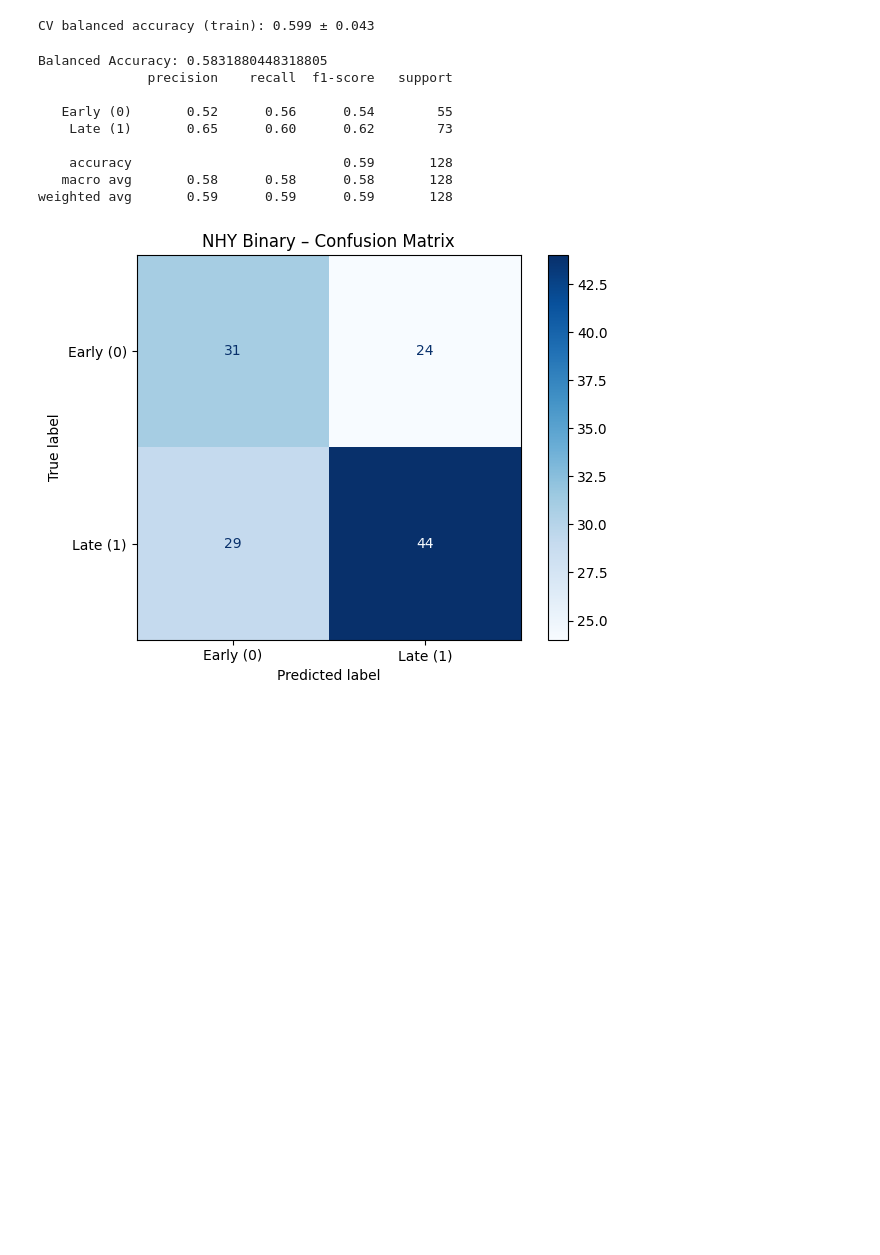
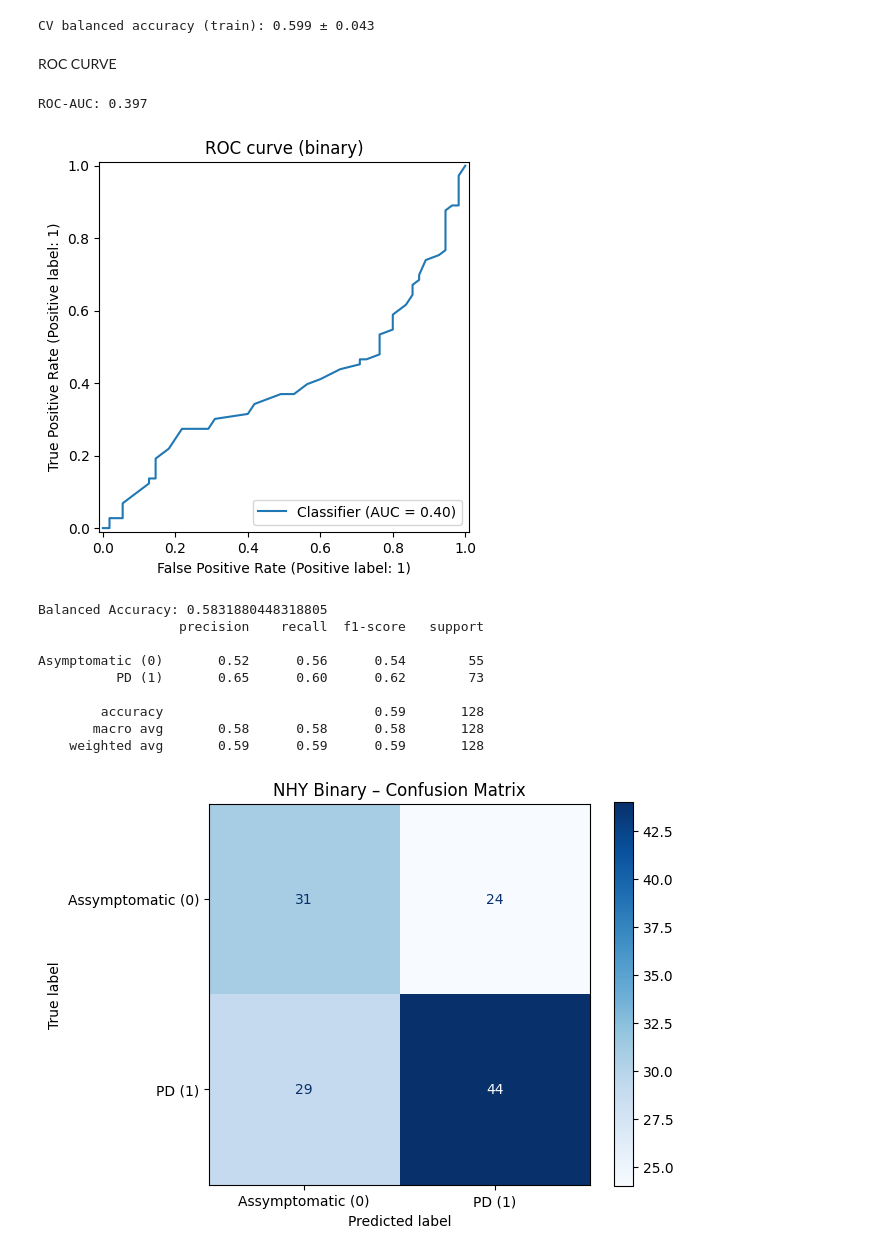
Before and after one commit to veenabala123/summer-2025-parkinsonpredict, a Jupyter notebook: notebooks/Random_Forest.ipynb, the cells around one changed output. Saved outputs shown, nothing was run; the diff lists cells and outputs as text; code cells hidden in the pictures; blank space fills up the shorter version.

Commit message:
Add files via upload
Added roc curve

```diff
--- a/notebooks/Random_Forest.ipynb
+++ b/notebooks/Random_Forest.ipynb
@@ -139,27 +151,40 @@ scores = cross_val_score(
 print(f"CV balanced accuracy (train): {scores.mean():.3f} ± {scores.std():.3f}")
 # %% [output]
 CV balanced accuracy (train): 0.599 ± 0.043
+# %% [markdown]
+ROC CURVE
 # %%
 pipeline.fit(X_train, y_train)
 y_pred = pipeline.predict(X_test)
+y_prob = pipeline.predict_proba(X_test)[:, 1]
+roc_auc = roc_auc_score(y_test, y_prob)
+
+print(f"ROC-AUC: {roc_auc:.3f}")
+
+# Optional: plot ROC curve
+RocCurveDisplay.from_predictions(y_test, y_prob)
+plt.title("ROC curve (binary)")
+plt.show()
 
 # Evaluate
 print("Balanced Accuracy:", balanced_accuracy_score(y_test, y_pred))
-print(classification_report(y_test, y_pred, target_names=["Early (0)", "Late (1)"]))
+print(classification_report(y_test, y_pred, target_names=["Asymptomatic (0)", "PD (1)"]))
 
 # Plot confusion matrix
-ConfusionMatrixDisplay.from_predictions(y_test, y_pred, display_labels=["Early (0)", "Late (1)"], cmap="Blues")
+ConfusionMatrixDisplay.from_predictions(y_test, y_pred, display_labels=["Assymptomatic (0)", "PD (1)"], cmap="Blues")
 plt.title("NHY Binary – Confusion Matrix")
 plt.tight_layout()
 plt.show()
 # %% [output]
-Balanced Accuracy: 0.5831880448318805
-              precision    recall  f1-score   support
-
-   Early (0)       0.52      0.56      0.54        55
-    Late (1)       0.65      0.60      0.62        73
-
-    accuracy                           0.59       128
-   macro avg       0.58      0.58      0.58       128
-weighted avg       0.59      0.59      0.59       128
+ROC-AUC: 0.397
-[figure, old version]
+[figure, new version]
+Balanced Accuracy: 0.5831880448318805
+                  precision    recall  f1-score   support
+
+Asymptomatic (0)       0.52      0.56      0.54        55
+          PD (1)       0.65      0.60      0.62        73
+
+        accuracy                           0.59       128
+       macro avg       0.58      0.58      0.58       128
+    weighted avg       0.59      0.59      0.59       128
+[figure, added]
```
Also changed, not shown: parts of 5 cells of this notebook.
